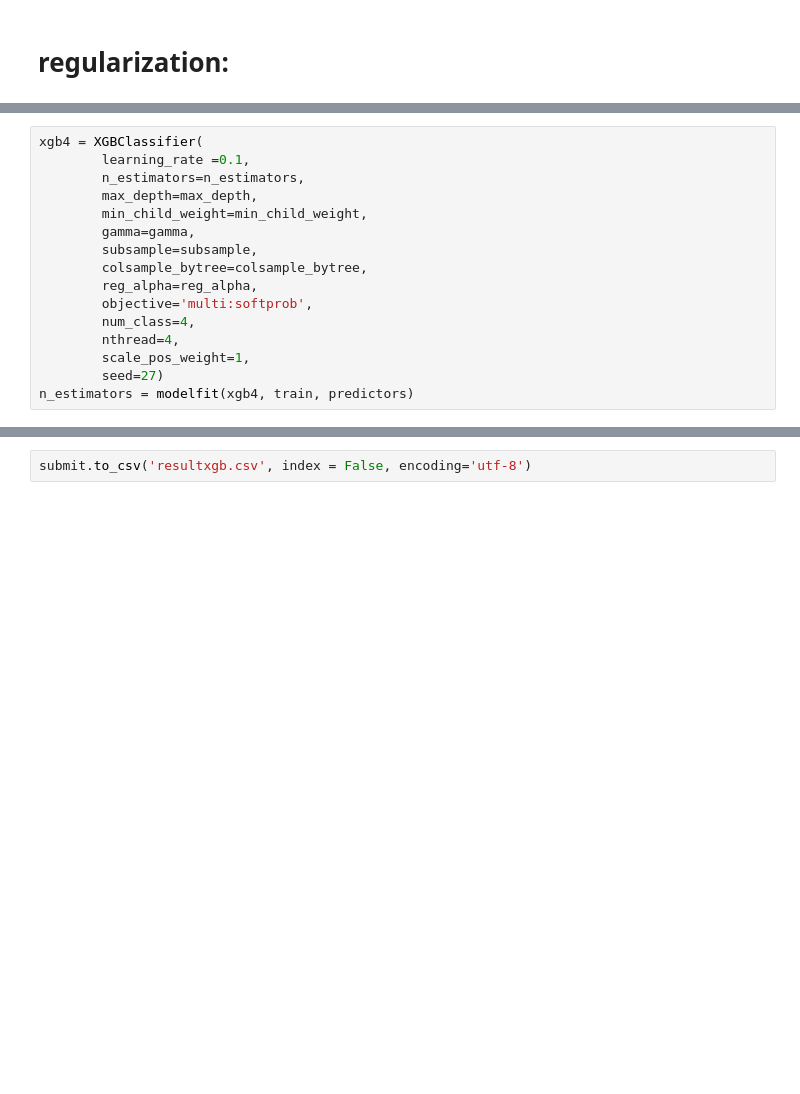
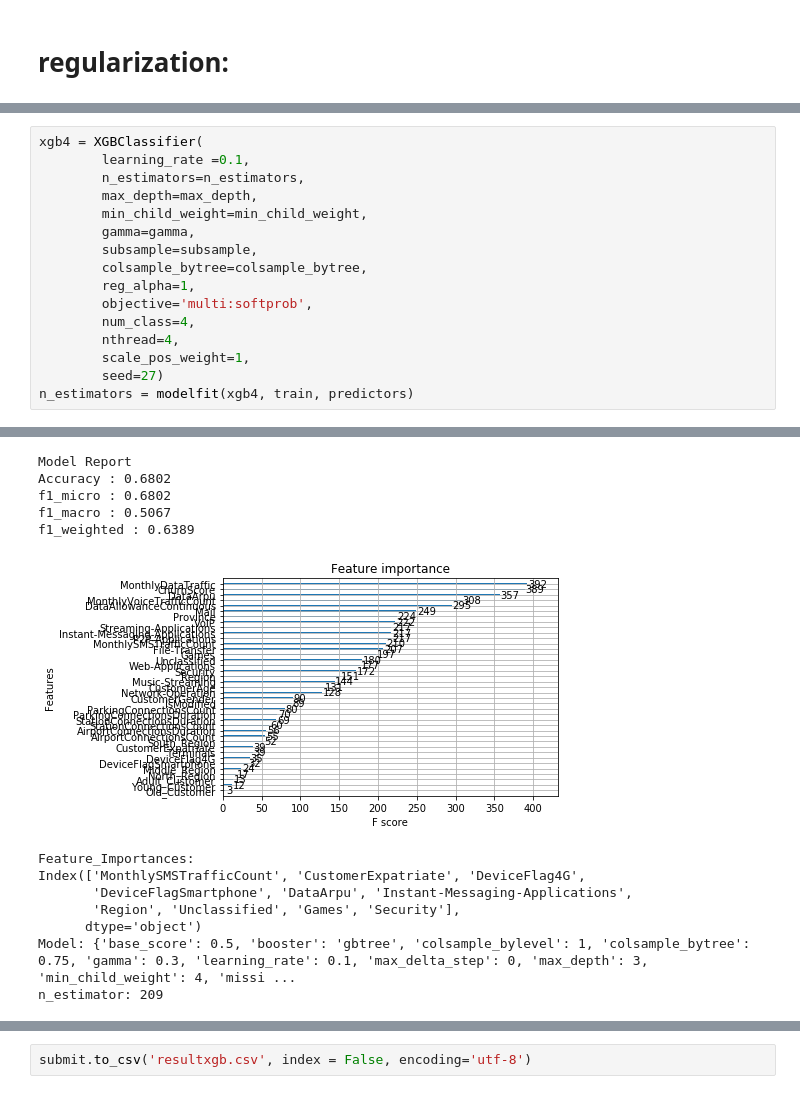
Before and after one commit to EugenioTL/Vodafone_Challenge, a Jupyter notebook: XGBoost_Tuning.ipynb, the cells around one changed output, grey strips where cells are left out. Cells and saved outputs as stored; diff of their text form; blank space fills up the shorter version.

```diff
--- a/XGBoost_Tuning.ipynb
+++ b/XGBoost_Tuning.ipynb
@@ -394,10 +737,11 @@ xgb4 = XGBClassifier(
         gamma=gamma,
         subsample=subsample,
         colsample_bytree=colsample_bytree,
-        reg_alpha=reg_alpha,
+        reg_alpha=1,
         objective='multi:softprob',
         num_class=4,
         nthread=4,
         scale_pos_weight=1,
         seed=27)
 n_estimators = modelfit(xgb4, train, predictors)
+# %% [output]
@@ -403,0 +765,13 @@ n_estimators = modelfit(xgb4, train, predictors)
+Model Report
+Accuracy : 0.6802
+f1_micro : 0.6802
+f1_macro : 0.5067
+f1_weighted : 0.6389
+[figure, added]
+Feature_Importances:
+Index(['MonthlySMSTrafficCount', 'CustomerExpatriate', 'DeviceFlag4G',
+       'DeviceFlagSmartphone', 'DataArpu', 'Instant-Messaging-Applications',
+       'Region', 'Unclassified', 'Games', 'Security'],
+      dtype='object')
+Model: {'base_score': 0.5, 'booster': 'gbtree', 'colsample_bylevel': 1, 'colsample_bytree': 0.75, 'gamma': 0.3, 'learning_rate': 0.1, 'max_delta_step': 0, 'max_depth': 3, 'min_child_weight': 4, 'missi ...
+n_estimator: 209
```
Also changed, not shown: parts of 37 cells of this notebook, 4 other files.
